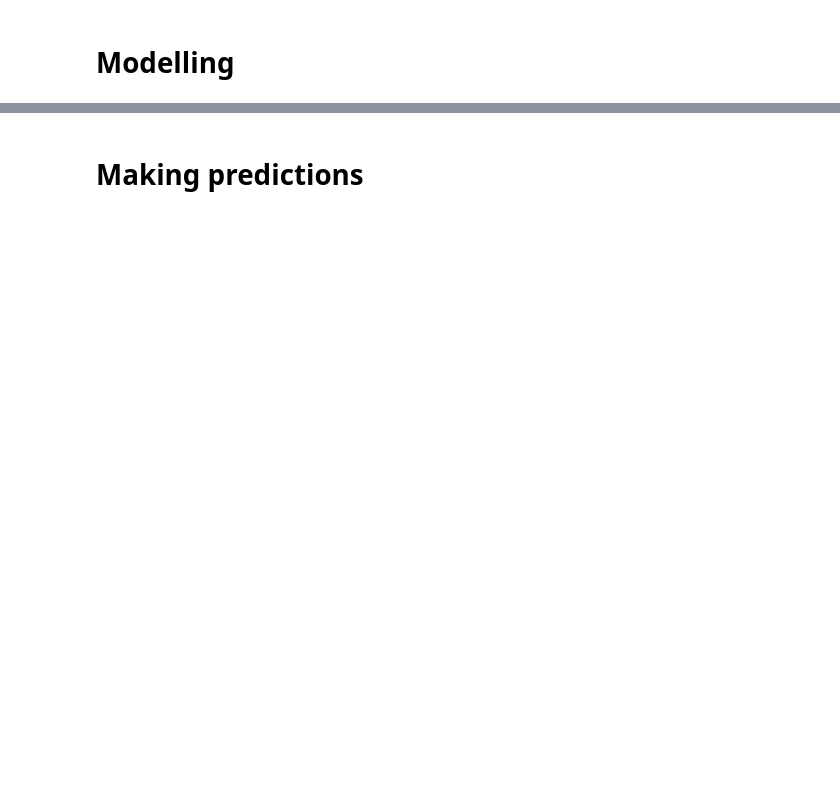
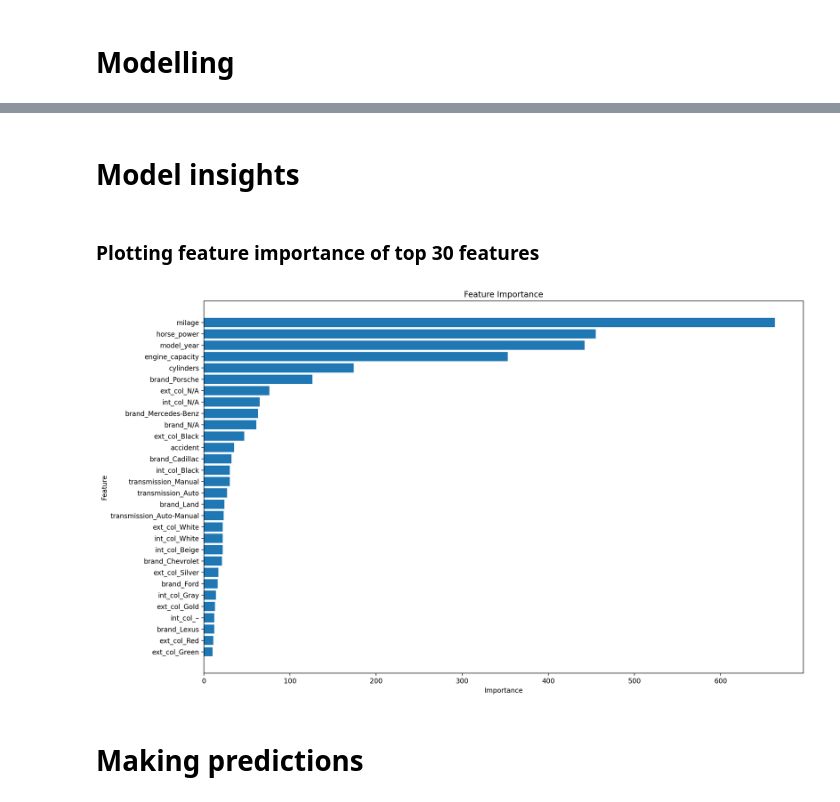
Before and after one commit to De-Subhadip/Machine-Learning-Notebooks, a Jupyter notebook: Used car price prediction with xgboost regressor.ipynb, the cells around one changed output, grey strips where cells are left out. Drawn from its saved outputs; the diff is of its cells as text; code cells hidden in the pictures; blank space fills up the shorter version.

Commit message:
Kaggle Notebook - Playground S04E09 | LGBMRegressor + EDA

```diff
--- a/Used car price prediction with xgboost regressor.ipynb
+++ b/Used car price prediction with xgboost regressor.ipynb
@@ -401,3 +417,0 @@ cat_cols = [col for col in X_train.columns if X_train[col].dtype == object]
-# %%
-X_train[num_cols] = numerical_imputer.fit_transform(X_train[num_cols])
-X_train[cat_cols] = categorical_imputer.fit_transform(X_train[cat_cols])
@@ -404,2 +465,6 @@ X_train[cat_cols] = categorical_imputer.fit_transform(X_train[cat_cols])
+# %%
+X_train_transformed = encode_impute_transform(X_train)
+X_valid_transformed = encode_impute_transform(X_valid, validation_data=True)
+X_test_transformed = encode_impute_transform(X_test, testing_data=True)
 # %% [markdown]
 # Modelling
@@ -421,10 +471,18 @@ model = catboost.CatBoostRegressor(
+# %%
+model = lgbm.LGBMRegressor(
+    objective= 'regression',
+    metric = 'rmse',
+    num_leaves = 31,
+    learning_rate = 0.05,
+    feature_fraction = 0.8,
+    bagging_fraction = 0.8,
+    min_child_samples =20,
+    verbose = 0
+)
 # %%
 model.fit(
-    X_train,
+    X_train_transformed,
     y_train,
-    cat_features=cat_cols,
-    eval_set=(X_valid, y_valid),
-    verbose=50,
-    early_stopping_rounds=100
-);
+    eval_set=(X_valid_transformed, y_valid)
+)
 # %% [output]
@@ -466,2 +508,25 @@ Feature Importances:
+# %% [markdown]
+# Model insights
+# %% [markdown]
+### Plotting feature importance of top 30 features
+# %%
+# Get feature importance
+feature_importance = model.feature_importances_
+feature_names = X_train_transformed.columns
+
+# Create a DataFrame for feature importance
+feature_importance_df = pd.DataFrame({'Feature': feature_names, 'Importance': feature_importance})
+feature_importance_df = feature_importance_df.sort_values(by='Importance', ascending=False)
+
+# Plot feature importance
+plt.figure(figsize=(16, 10), dpi=200)
+plt.barh(feature_importance_df['Feature'][:30], feature_importance_df['Importance'][:30])
+plt.xlabel('Importance')
+plt.ylabel('Feature')
+plt.title('Feature Importance')
+plt.gca().invert_yaxis()
+plt.show()
+# %% [output]
+[figure, added]
 # %% [markdown]
 # Making predictions
```
Also changed, not shown: parts of 16 cells of this notebook.
